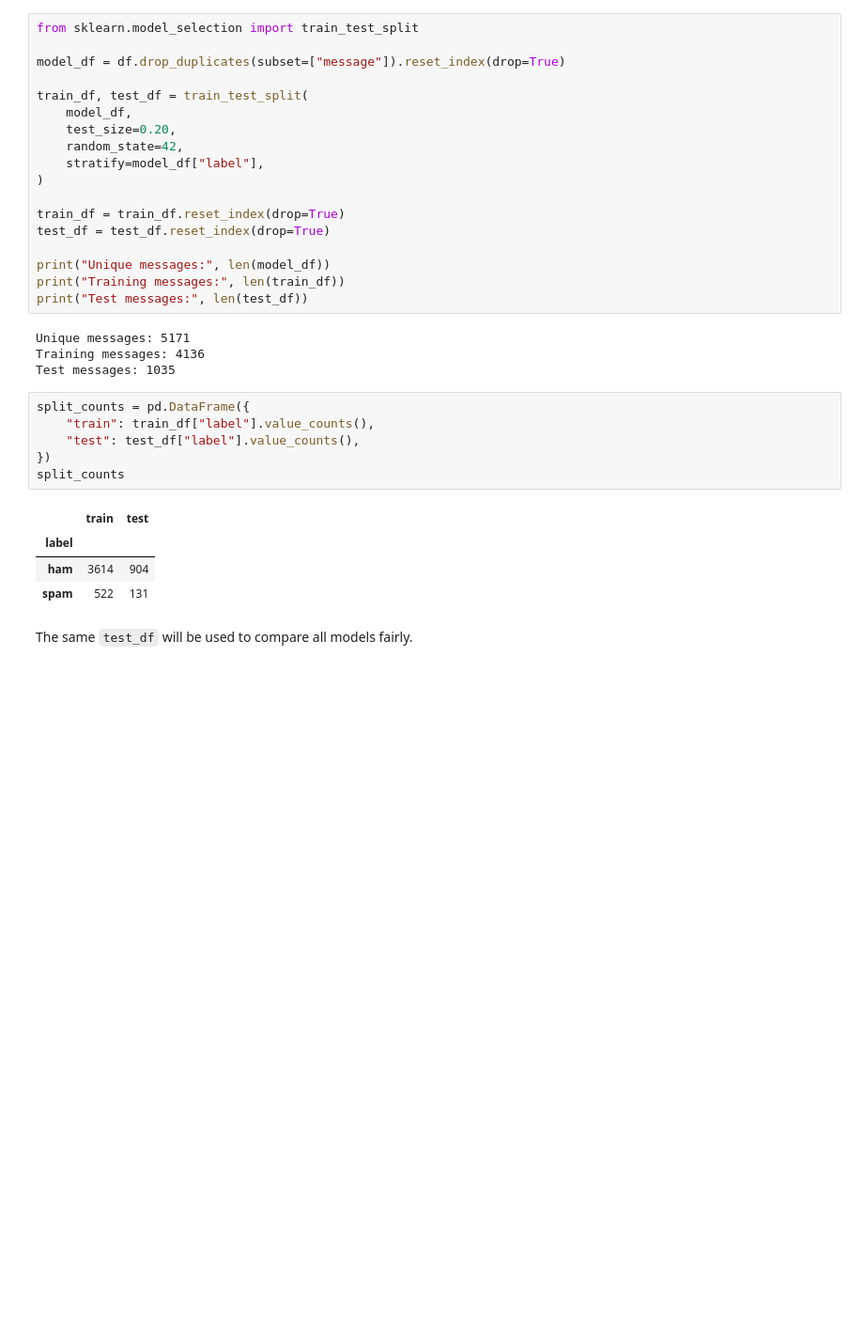
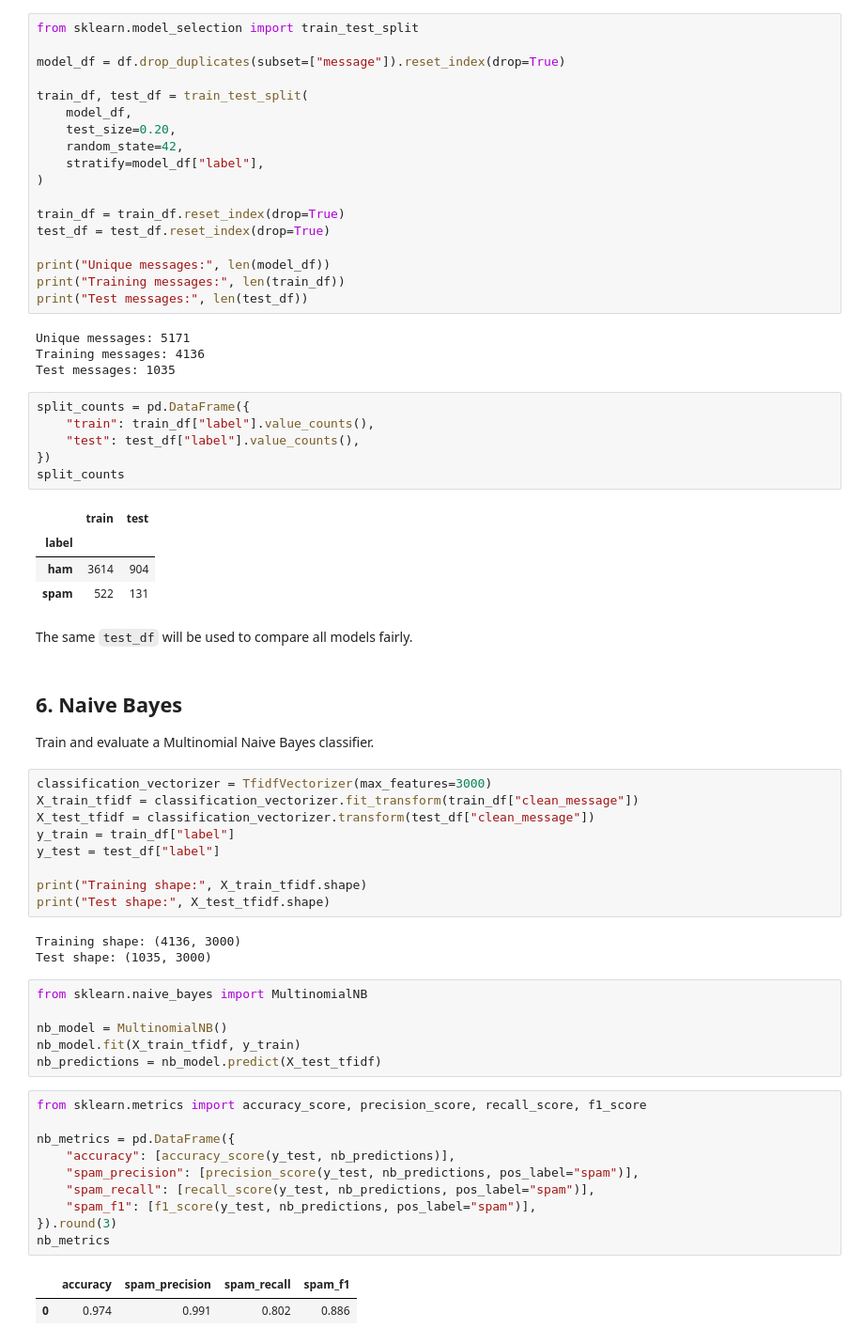
Before and after one commit to fajluna/sms-spam-detection, a Jupyter notebook: notebooks/sms_spam.ipynb, the cells around one changed output. Shown at 94% size. Saved outputs shown, nothing was run; the diff lists cells and outputs as text; blank space fills up the shorter version.

Commit message:
Add Naive Bayes

```diff
--- a/notebooks/sms_spam.ipynb
+++ b/notebooks/sms_spam.ipynb
@@ -301,3 +301,38 @@ split_counts
 | spam | 522 | 131 |
 # %% [markdown]
 The same `test_df` will be used to compare all models fairly.
+# %% [markdown]
+## 6. Naive Bayes
+
+Train and evaluate a Multinomial Naive Bayes classifier.
+# %%
+classification_vectorizer = TfidfVectorizer(max_features=3000)
+X_train_tfidf = classification_vectorizer.fit_transform(train_df["clean_message"])
+X_test_tfidf = classification_vectorizer.transform(test_df["clean_message"])
+y_train = train_df["label"]
+y_test = test_df["label"]
+
+print("Training shape:", X_train_tfidf.shape)
+print("Test shape:", X_test_tfidf.shape)
+# %% [output]
+Training shape: (4136, 3000)
+Test shape: (1035, 3000)
+# %%
+from sklearn.naive_bayes import MultinomialNB
+
+nb_model = MultinomialNB()
+nb_model.fit(X_train_tfidf, y_train)
+nb_predictions = nb_model.predict(X_test_tfidf)
+# %%
+from sklearn.metrics import accuracy_score, precision_score, recall_score, f1_score
+
+nb_metrics = pd.DataFrame({
+    "accuracy": [accuracy_score(y_test, nb_predictions)],
+    "spam_precision": [precision_score(y_test, nb_predictions, pos_label="spam")],
+    "spam_recall": [recall_score(y_test, nb_predictions, pos_label="spam")],
+    "spam_f1": [f1_score(y_test, nb_predictions, pos_label="spam")],
+}).round(3)
+nb_metrics
+# %% [output]
+|  | accuracy | spam_precision | spam_recall | spam_f1 |
+| 0 | 0.974 | 0.991 | 0.802 | 0.886 |
```
Also changed, not shown: parts of 2 cells of this notebook.
